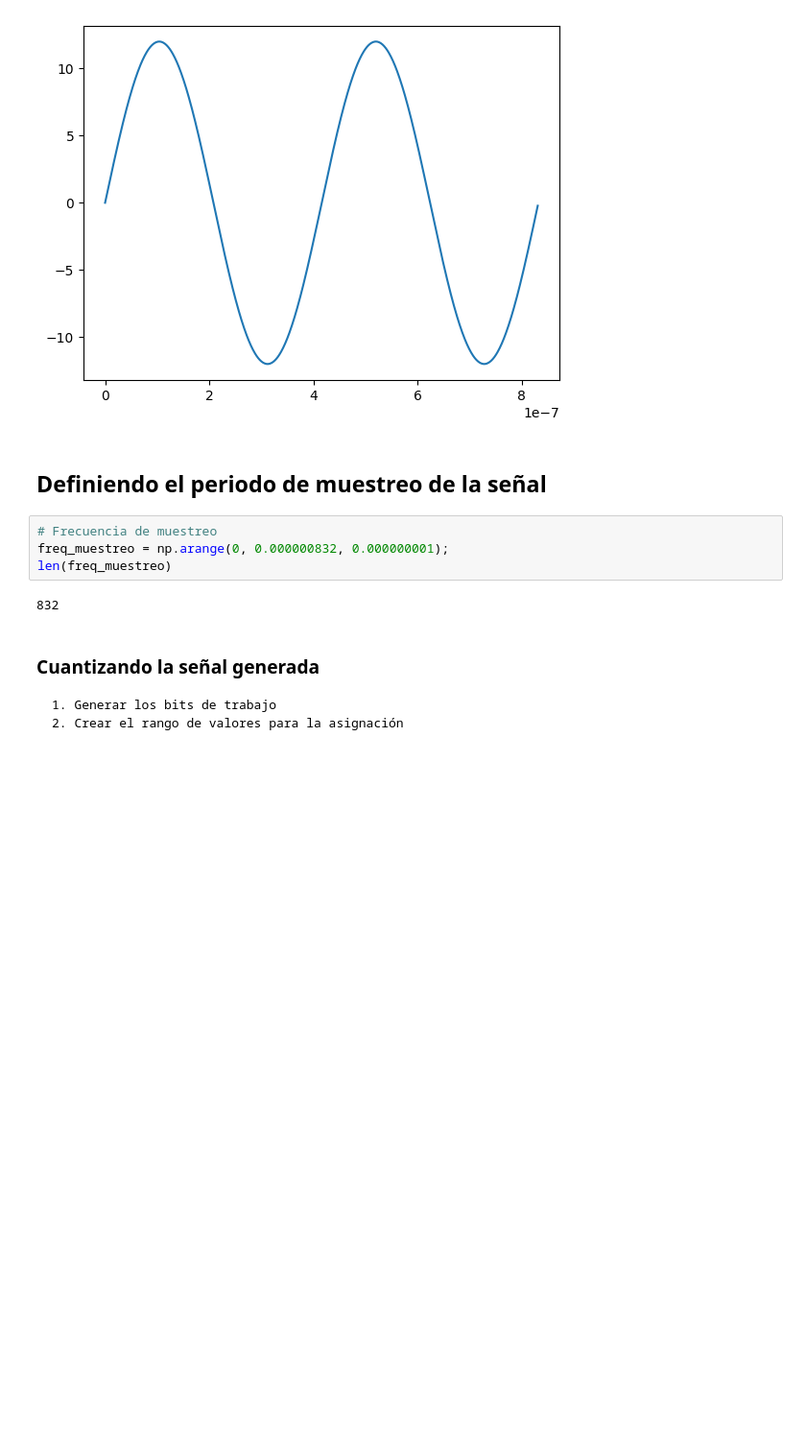
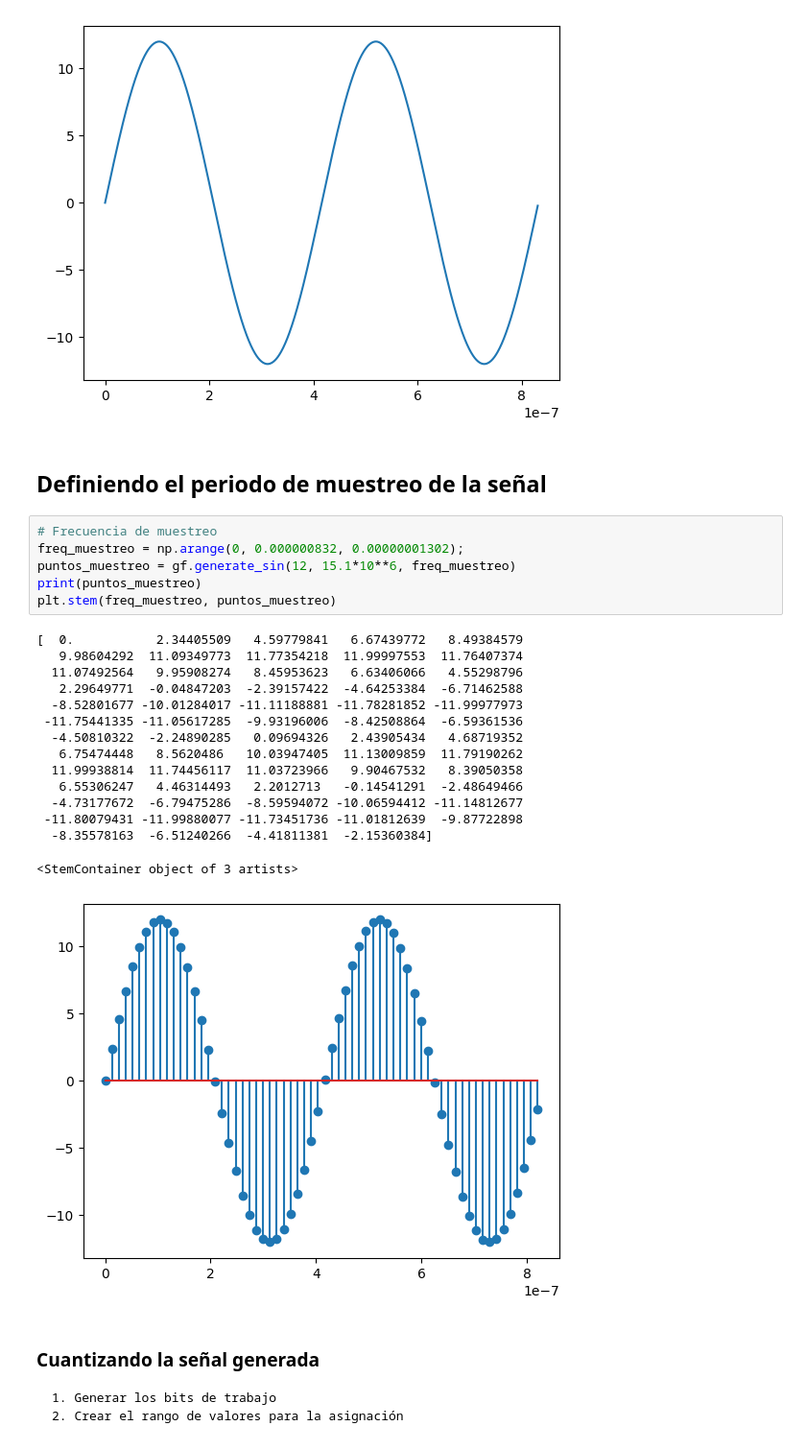
Before and after one commit to dbsalazarr/converter-ad-da, a Jupyter notebook: graphic_functions.ipynb, the cells around one changed output. Shown at 96% size. Drawn from its saved outputs; the diff is of its cells as text; blank space fills up the shorter version.

```diff
--- a/graphic_functions.ipynb
+++ b/graphic_functions.ipynb
@@ -26,10 +26,26 @@ plt.show()
 ##  Definiendo el periodo de muestreo de la señal
 # %%
 # Frecuencia de muestreo
-freq_muestreo = np.arange(0, 0.000000832, 0.000000001);
-len(freq_muestreo)
+freq_muestreo = np.arange(0, 0.000000832, 0.00000001302);
+puntos_muestreo = gf.generate_sin(12, 15.1*10**6, freq_muestreo)
+print(puntos_muestreo)
+plt.stem(freq_muestreo, puntos_muestreo)
 # %% [output]
-832
+[  0.           2.34405509   4.59779841   6.67439772   8.49384579
+   9.98604292  11.09349773  11.77354218  11.99997553  11.76407374
+  11.07492564   9.95908274   8.45953623   6.63406066   4.55298796
+   2.29649771  -0.04847203  -2.39157422  -4.64253384  -6.71462588
+  -8.52801677 -10.01284017 -11.11188881 -11.78281852 -11.99977973
+ -11.75441335 -11.05617285  -9.93196006  -8.42508864  -6.59361536
+  -4.50810322  -2.24890285   0.09694326   2.43905434   4.68719352
+   6.75474448   8.5620486   10.03947405  11.13009859  11.79190262
+  11.99938814  11.74456117  11.03723966   9.90467532   8.39050358
+   6.55306247   4.46314493   2.2012713   -0.14541291  -2.48649466
+  -4.73177672  -6.79475286  -8.59594072 -10.06594412 -11.14812677
+ -11.80079431 -11.99880077 -11.73451736 -11.01812639  -9.87722898
+  -8.35578163  -6.51240266  -4.41811381  -2.15360384]
+<StemContainer object of 3 artists>
+[figure, added]
 # %% [markdown]
 ### Cuantizando la señal generada
     1. Generar los bits de trabajo
```
Also changed, not shown: parts of 4 cells of this notebook, 2 other files.
